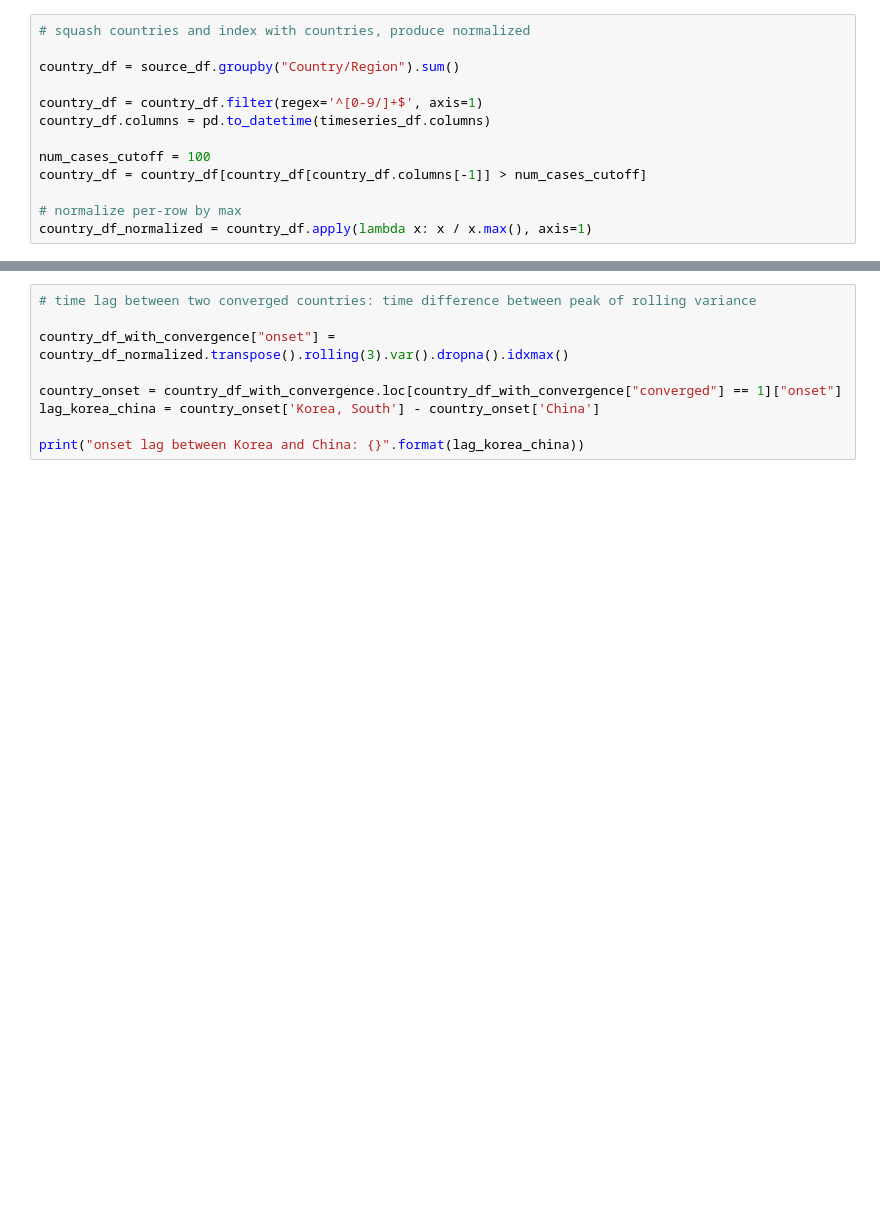
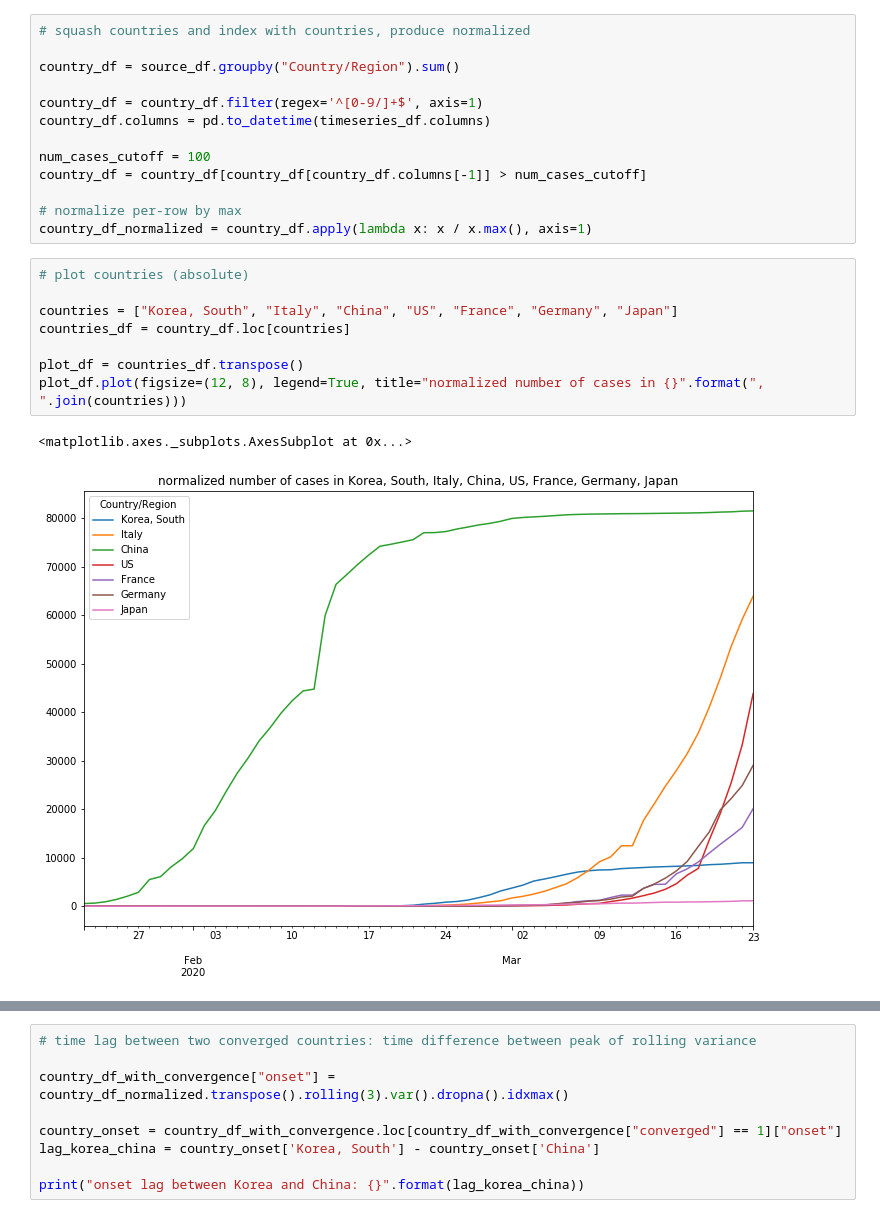
Before and after one commit to zhehaowang/coronavirus, a Jupyter notebook: src/corona.ipynb, the cells around one changed output, grey strips where cells are left out. Drawn from its saved outputs; the diff is of its cells as text; blank space fills up the shorter version.

```diff
--- a/src/corona.ipynb
+++ b/src/corona.ipynb
@@ -44,6 +44,17 @@ country_df = country_df[country_df[country_df.columns[-1]] > num_cases_cutoff]
 
 # normalize per-row by max
 country_df_normalized = country_df.apply(lambda x: x / x.max(), axis=1)
+# %%
+# plot countries (absolute)
+
+countries = ["Korea, South", "Italy", "China", "US", "France", "Germany", "Japan"]
+countries_df = country_df.loc[countries]
+
+plot_df = countries_df.transpose()
+plot_df.plot(figsize=(12, 8), legend=True, title="normalized number of cases in {}".format(", ".join(countries)))
+# %% [output]
+<matplotlib.axes._subplots.AxesSubplot at 0x...>
+[figure, added]
 # %%
 # plot countries (normalized)
 
```
Also changed, not shown: parts of 6 cells of this notebook.
